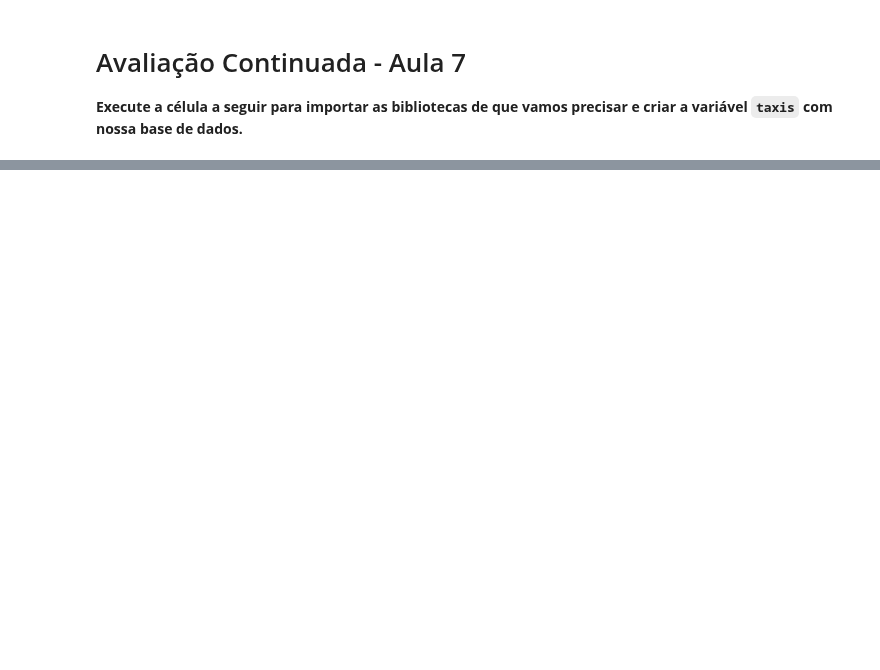
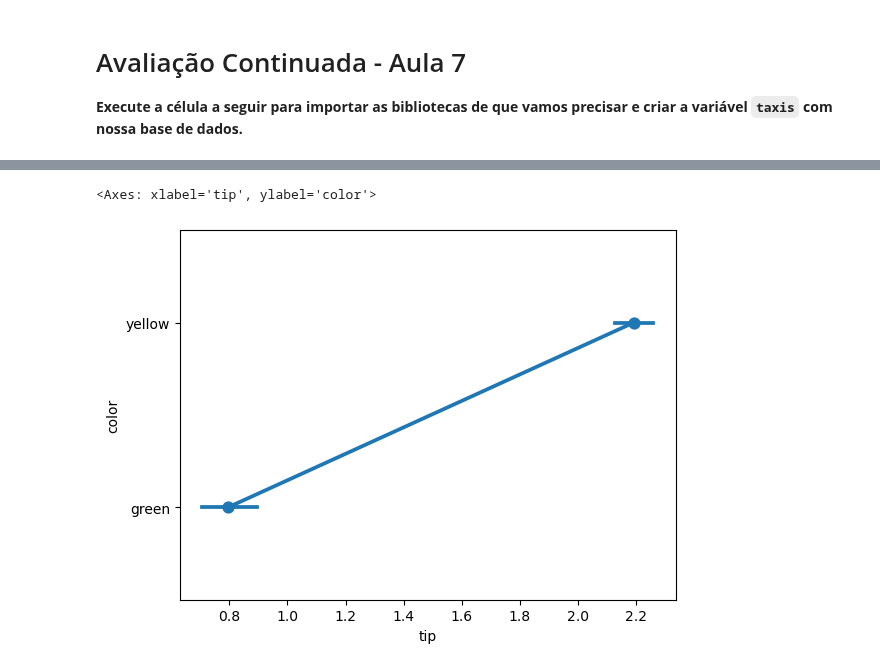
Before and after one commit to lthevenard/curso_prog, a Jupyter notebook: assets/_hidden/exercícios/exercícios_aula7_turmaA.ipynb, the cells around one changed output, grey strips where cells are left out. Drawn from its saved outputs; the diff is of its cells as text; code cells hidden in the pictures; blank space fills up the shorter version.

```diff
--- a/assets/_hidden/exercícios/exercícios_aula7_turmaA.ipynb
+++ b/assets/_hidden/exercícios/exercícios_aula7_turmaA.ipynb
@@ -36,2 +35,10 @@ Após escrever a linha de código de sua resposta, execute a célula para mostra
 # %%
 # Escreva sua resposta abaixo
+sns.pointplot(
+    x="tip",
+    y="color",
+    data=taxis
+)
+# %% [output]
+<Axes: xlabel='tip', ylabel='color'>
+[figure, added]
```
Also changed, not shown: parts of 11 cells of this notebook, 1 other file.
